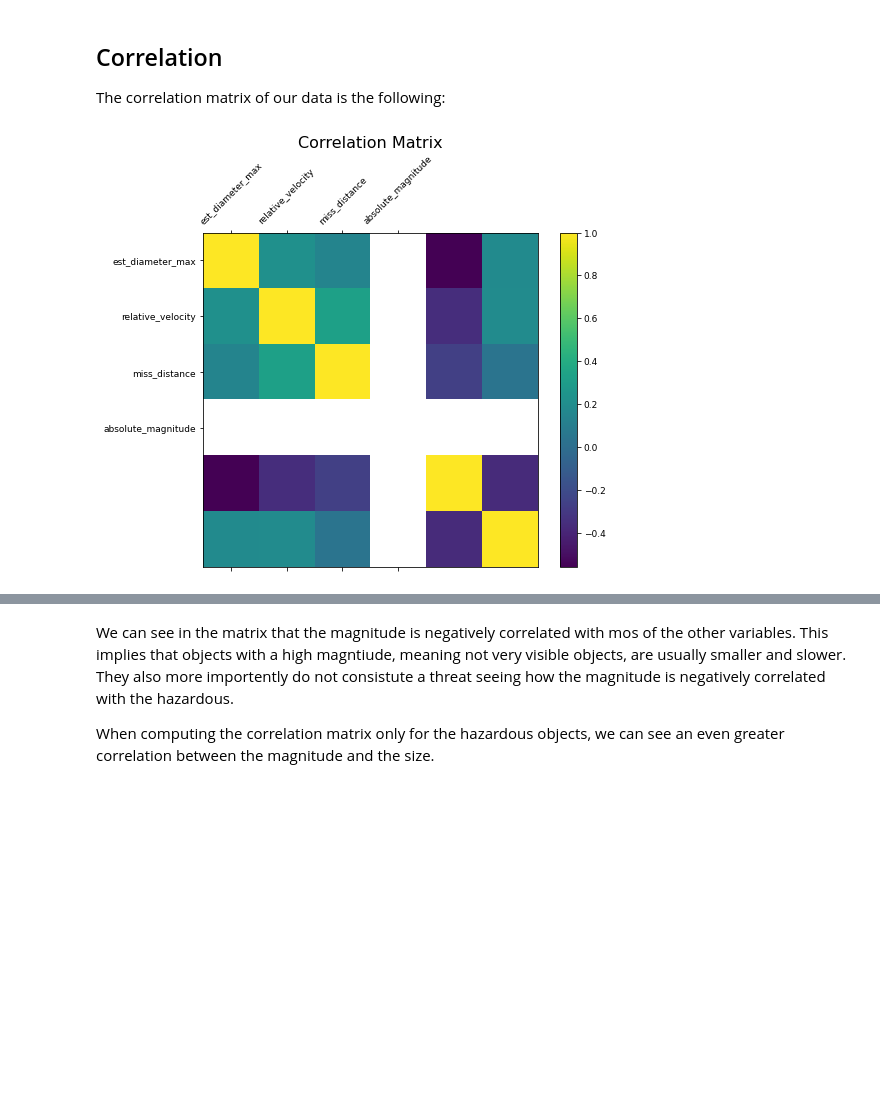
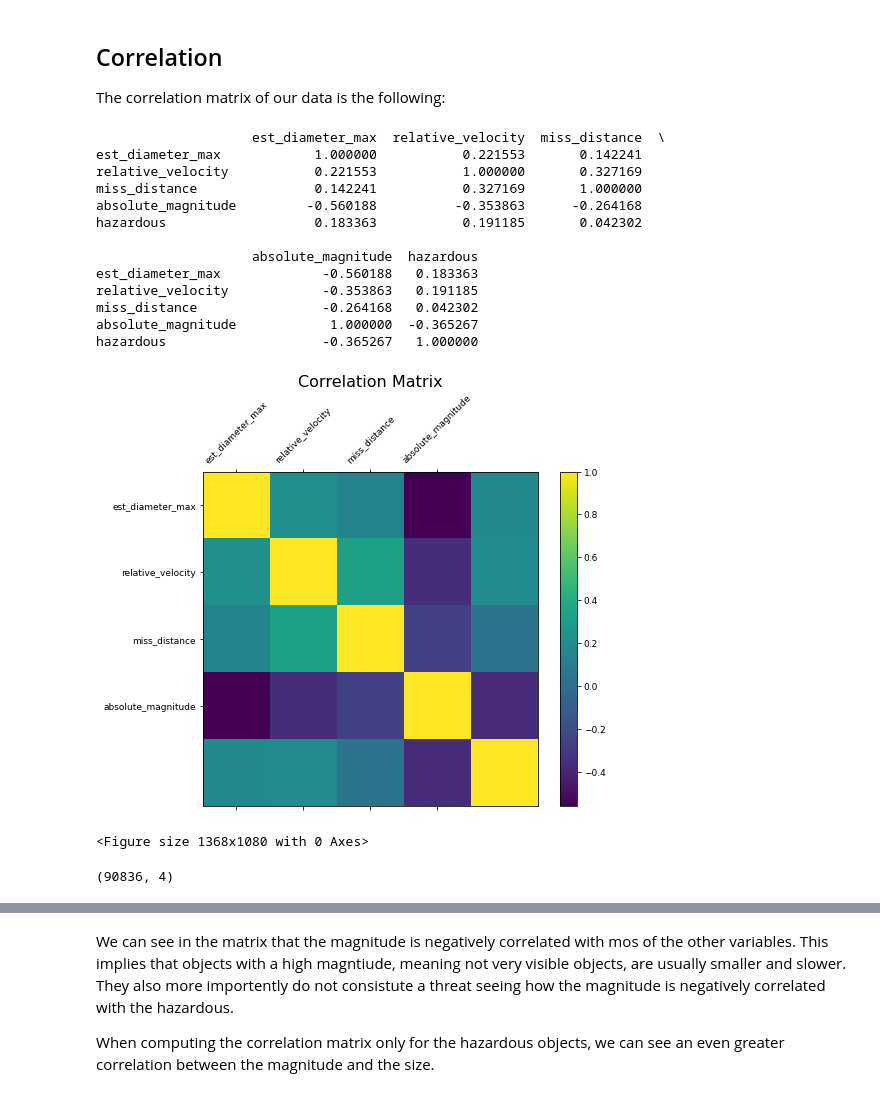
Before and after one commit to Sefray/ptml_project, a Jupyter notebook: nasa-ptml.ipynb, the cells around one changed output, grey strips where cells are left out. Drawn from its saved outputs; the diff is of its cells as text; code cells hidden in the pictures; blank space fills up the shorter version.

```diff
--- a/nasa-ptml.ipynb
+++ b/nasa-ptml.ipynb
@@ -158,7 +158,7 @@ plt.scatter(df_stat.est_diameter_min, df.est_diameter_max)
 # %% [markdown]
 We see that est_diameter_min and est_diamater_max are completly linearly correlated. We can therefore remove one.
 # %%
-df_stat = df.drop(['est_diameter_min'], axis=1)
+df_stat = df_stat.drop(['est_diameter_min'], axis=1)
 # %%
 df_stat
 # %% [output]
@@ -182,29 +182,50 @@ The correlation matrix of our data is the following:
 # %%
 def dipslay_corr(df, corr):
     f = plt.figure(figsize=(8, 6))
     plt.matshow(corr, fignum=f.number)
     plt.xticks(
-        range(df_stat.select_dtypes(["number"]).shape[1]),
-        df_stat.select_dtypes(["number"]).columns,
+        range(df.select_dtypes(["number"]).shape[1]),
+        df.select_dtypes(["number"]).columns,
         fontsize=9,
         rotation=45,
     )
     plt.yticks(
-        range(df_stat.select_dtypes(["number"]).shape[1]),
-        df_stat.select_dtypes(["number"]).columns,
+        range(df.select_dtypes(["number"]).shape[1]),
+        df.select_dtypes(["number"]).columns,
         fontsize=9,
     )
     cb = plt.colorbar()
     cb.ax.tick_params(labelsize=9)
     plt.title("Correlation Matrix", fontsize=16)
     plt.show()
 
+    f = plt.figure(figsize=(19, 15))
+
 
 # Matrix de correlation
 corr = df_stat.corr()
+print(corr)
 dipslay_corr(df_stat, corr)
 # %% [output]
+                    est_diameter_max  relative_velocity  miss_distance  \
+est_diameter_max            1.000000           0.221553       0.142241
+relative_velocity           0.221553           1.000000       0.327169
+miss_distance               0.142241           0.327169       1.000000
+absolute_magnitude         -0.560188          -0.353863      -0.264168
+hazardous                   0.183363           0.191185       0.042302
+
+                    absolute_magnitude  hazardous
+est_diameter_max             -0.560188   0.183363
+relative_velocity            -0.353863   0.191185
+miss_distance                -0.264168   0.042302
+absolute_magnitude            1.000000  -0.365267
+hazardous                    -0.365267   1.000000
-[figure, old version]
+[figure, new version]
+<Figure size 1368x1080 with 0 Axes>
+# %%
+df_stat.select_dtypes(["number"]).shape
+# %% [output]
+(90836, 4)
 # %%
 df_stat
 # %% [output]
```
Also changed, not shown: parts of 18 cells of this notebook, 3 other files.
